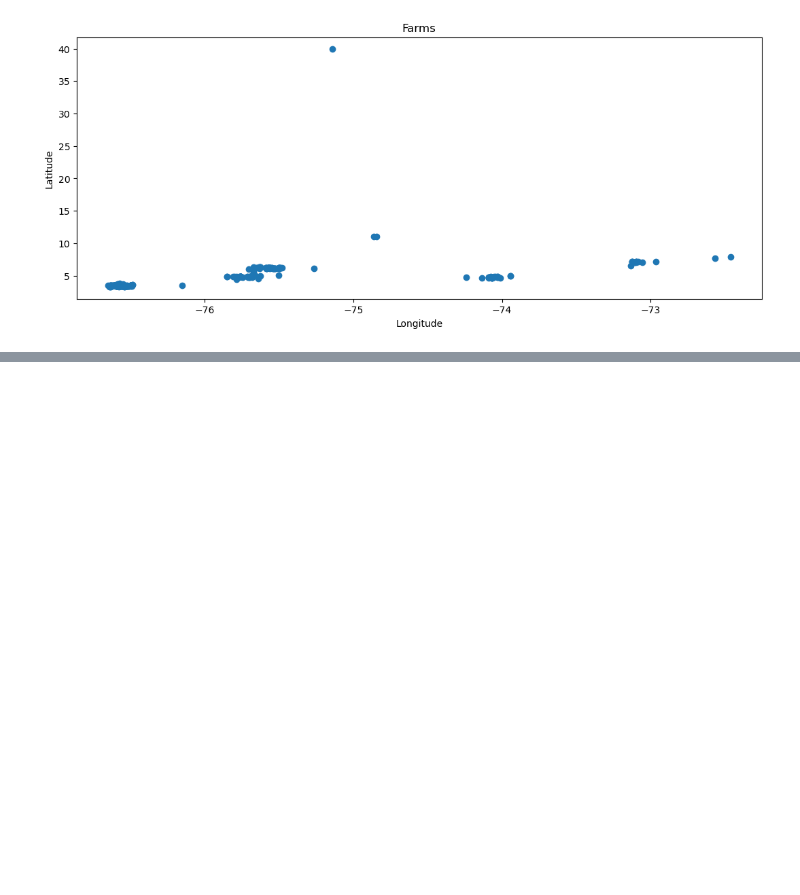
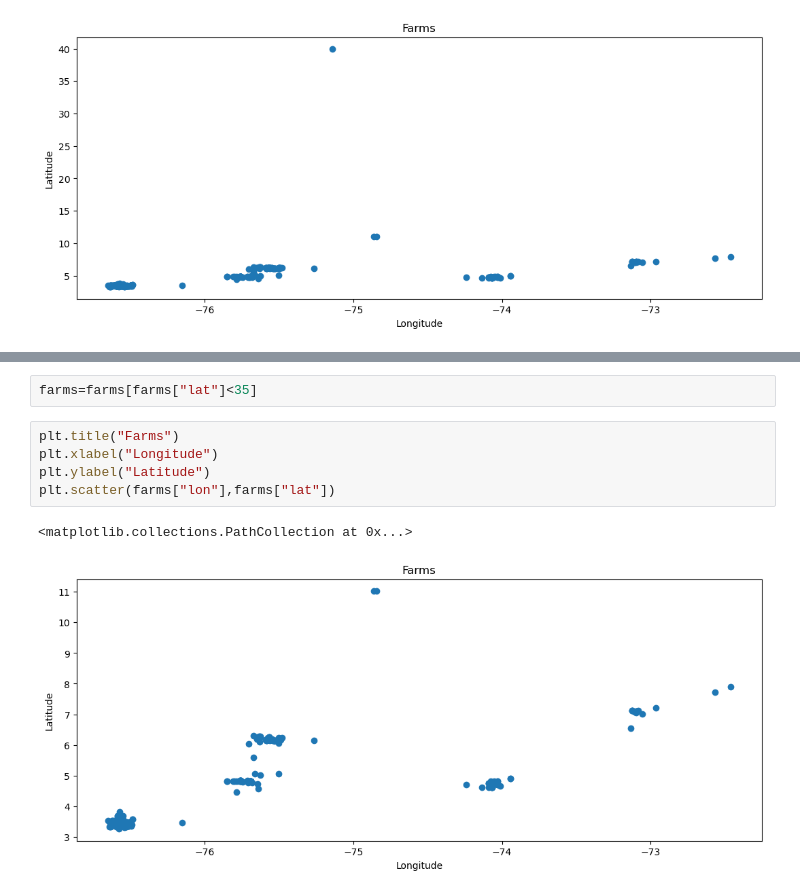
Before and after one commit to afrincon2/visualization, a Jupyter notebook: Prices.ipynb, the cells around one changed output, grey strips where cells are left out. Drawn from its saved outputs; the diff is of its cells as text; blank space fills up the shorter version.

```diff
--- a/Prices.ipynb
+++ b/Prices.ipynb
@@ -294,3 +299,13 @@ plt.scatter(farms["lon"],farms["lat"])
+# %%
+farms=farms[farms["lat"]<35]
+# %%
+plt.title("Farms")
+plt.xlabel("Longitude")
+plt.ylabel("Latitude")
+plt.scatter(farms["lon"],farms["lat"])
+# %% [output]
+<matplotlib.collections.PathCollection at 0x...>
+[figure, added]
 # %%
 from sklearn.cluster import KMeans
 import matplotlib.pyplot as plt
```
Also changed, not shown: parts of 4 cells of this notebook.
